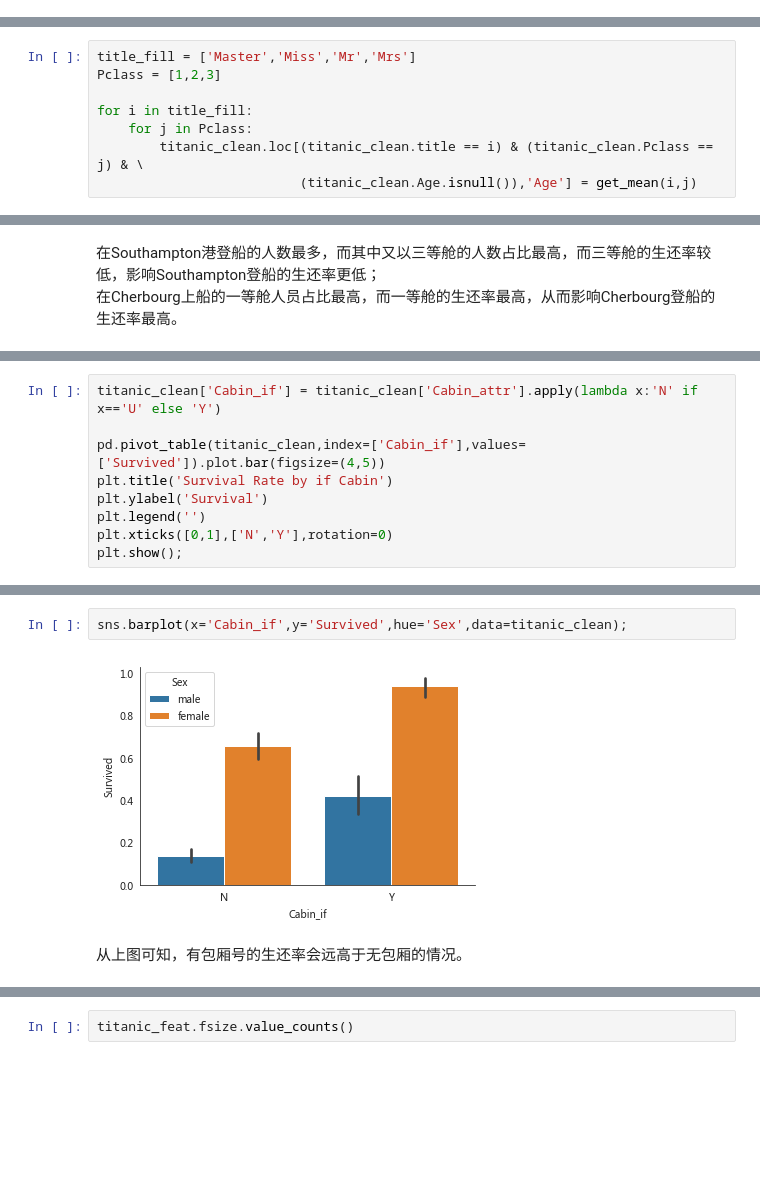
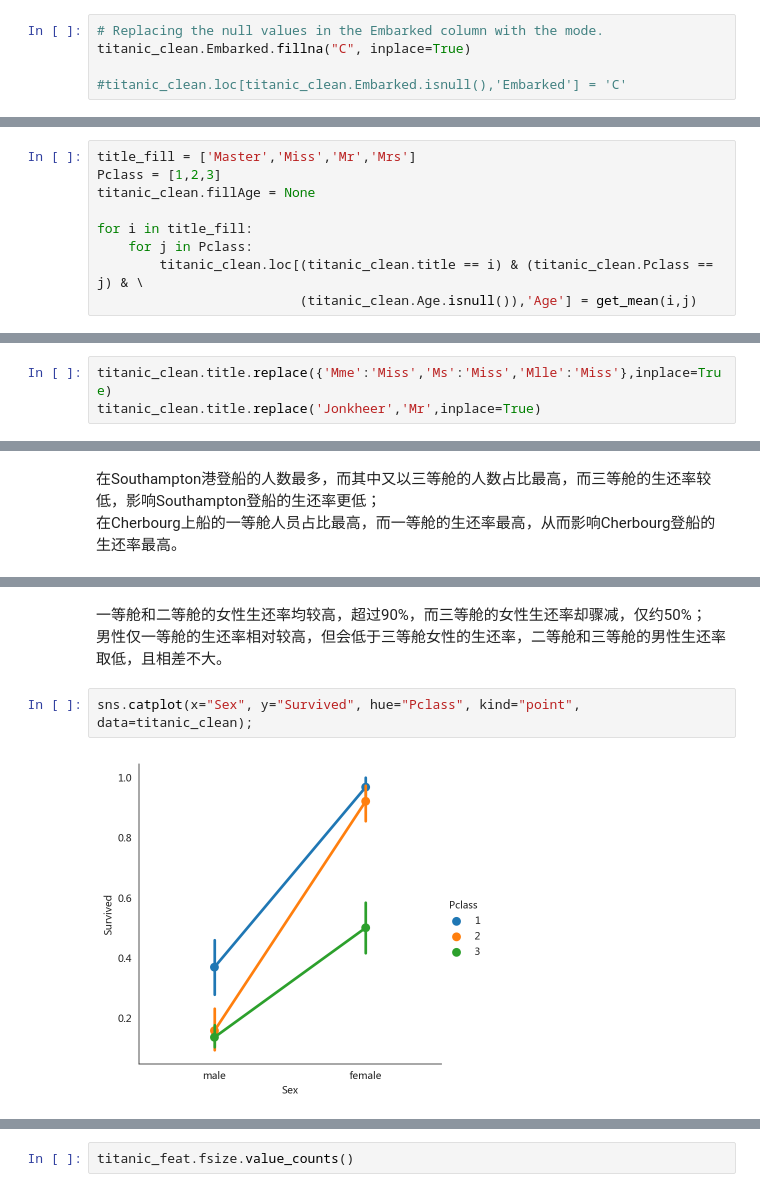
Before and after one commit to mabelfan/modeling, a Jupyter notebook: Titanic_data_analysis/titanic-data.ipynb, the cells around one changed output, grey strips where cells are left out. Cells and saved outputs as stored; diff of their text form; blank space fills up the shorter version.

```diff
--- a/Titanic_data_analysis/titanic-data.ipynb
+++ b/Titanic_data_analysis/titanic-data.ipynb
@@ -219,3 +303,8 @@ titanic_clean.loc[titanic_clean.Fare.isnull(),'Fare'] = 8.05
+# %%
+# Replacing the null values in the Embarked column with the mode.
+titanic_clean.Embarked.fillna("C", inplace=True)
+
+#titanic_clean.loc[titanic_clean.Embarked.isnull(),'Embarked'] = 'C'
 # %% [markdown]
 #### Age空值率相对较高。
 从是否生还、名字信息及位于何等舱等不同情况下分析Age是否存在差异。
@@ -366,6 +451,7 @@ def get_mean(tl,cls):
 # %%
 title_fill = ['Master','Miss','Mr','Mrs']
 Pclass = [1,2,3]
+titanic_clean.fillAge = None
 
 for i in title_fill:
     for j in Pclass:
@@ -406,3 +491,6 @@ array(['Mr', 'Mrs', 'Miss', 'Master', 'Don', 'Rev', 'Dr', 'Mme', 'Ms',
 # %% [markdown]
 基本上，男性、女性中人数较少的类别生还率均比数量较多的类别的生还率更高，保留人数较多的类别Mr,Miss,Mrs和Master,其他类别按性别不同分别划为selected_male和selected_female.
+# %%
+titanic_clean.title.replace({'Mme':'Miss','Ms':'Miss','Mlle':'Miss'},inplace=True)
+titanic_clean.title.replace('Jonkheer','Mr',inplace=True)
 # %%
@@ -799,9 +916,0 @@ ax.set_xticklabels(ax.get_xticklabels(),rotation=0);
-# %%
-titanic_clean['Cabin_if'] = titanic_clean['Cabin_attr'].apply(lambda x:'N' if x=='U' else 'Y')
-
-pd.pivot_table(titanic_clean,index=['Cabin_if'],values=['Survived']).plot.bar(figsize=(4,5))
-plt.title('Survival Rate by if Cabin')
-plt.ylabel('Survival')
-plt.legend('')
-plt.xticks([0,1],['N','Y'],rotation=0)
-plt.show();
@@ -810,6 +946,7 @@ plt.show();
+# %% [markdown]
+一等舱和二等舱的女性生还率均较高，超过90%，而三等舱的女性生还率却骤减，仅约50%；
+男性仅一等舱的生还率相对较高，但会低于三等舱女性的生还率，二等舱和三等舱的男性生还率取低，且相差不大。
 # %%
-sns.barplot(x='Cabin_if',y='Survived',hue='Sex',data=titanic_clean);
+sns.catplot(x="Sex", y="Survived", hue="Pclass", kind="point", data=titanic_clean);
 # %% [output]
-[figure, old version]
+[figure, new version]
-# %% [markdown]
-从上图可知，有包厢号的生还率会远高于无包厢的情况。
```
Also changed, not shown: parts of 343 cells of this notebook.
